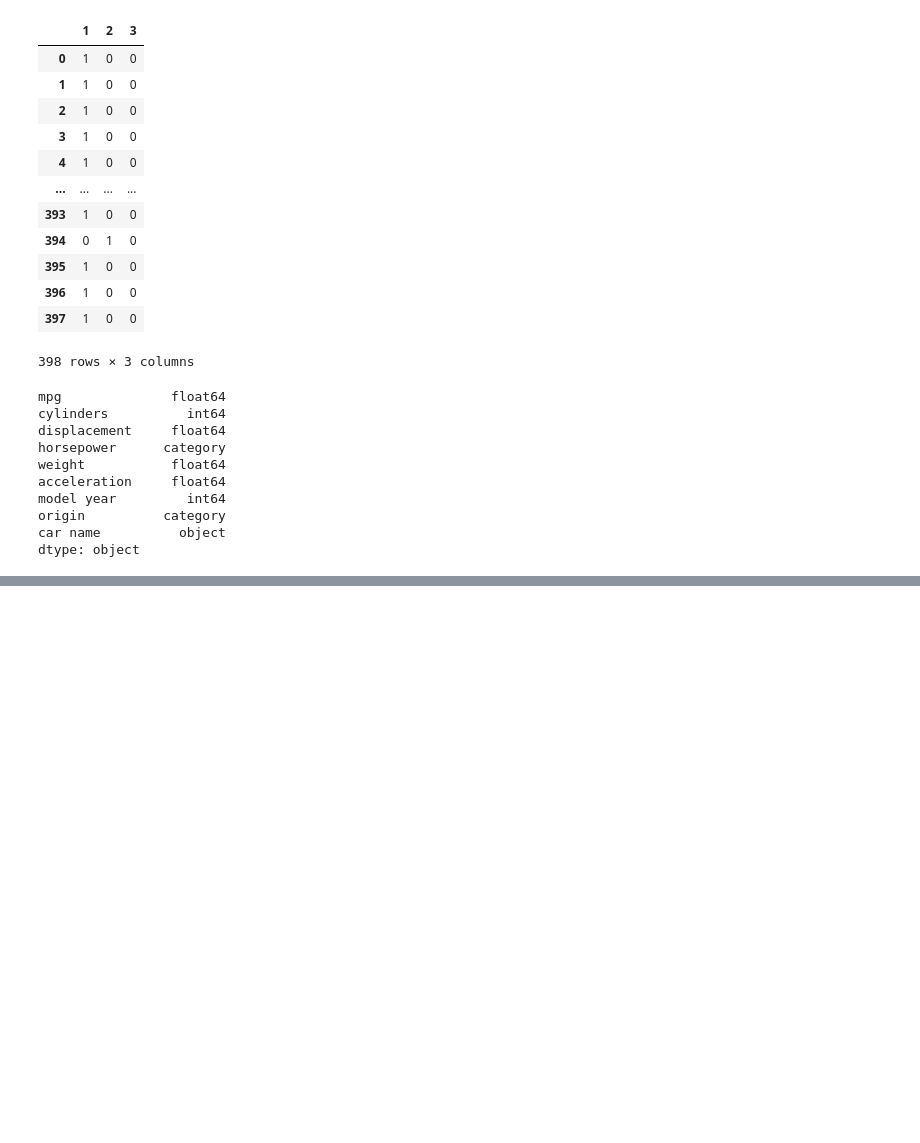
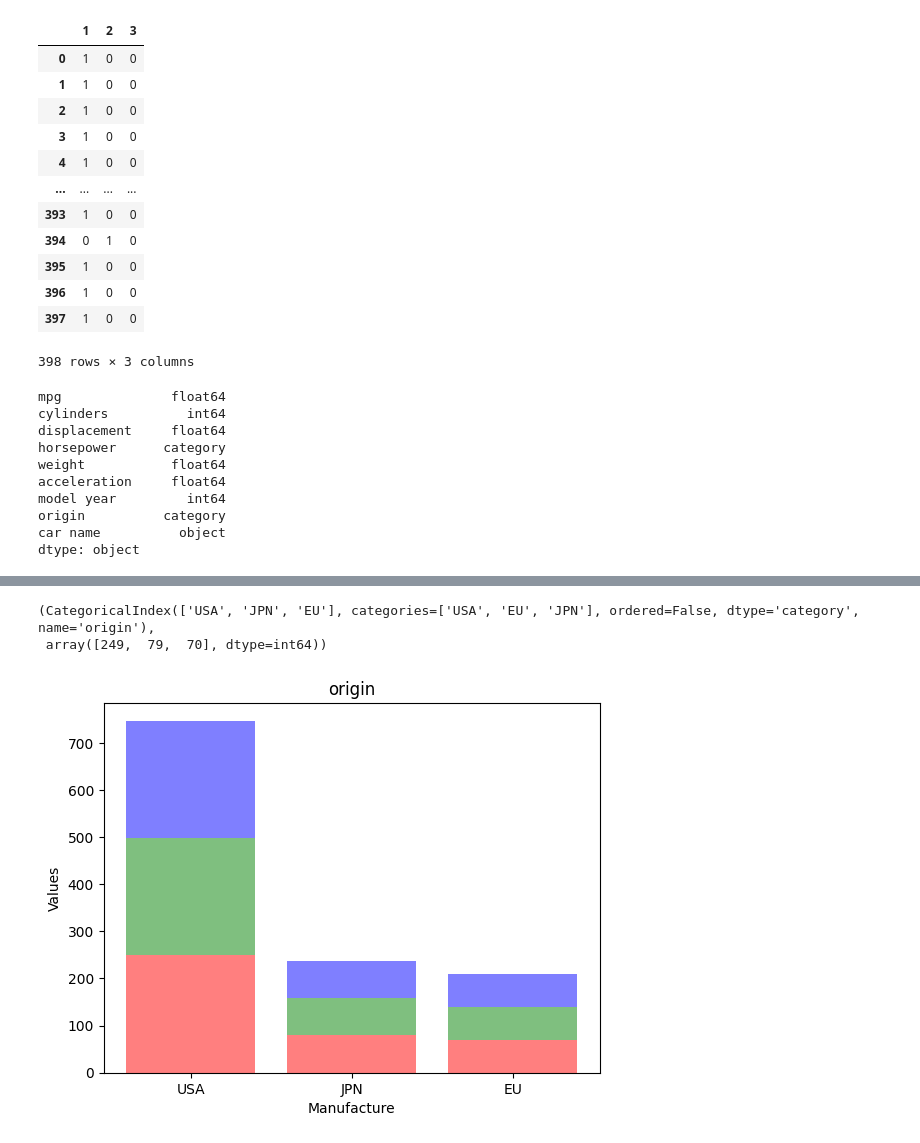
Before and after one commit to Schubert3275/KDT-Pandas_Study, a Jupyter notebook: DAY_08/ex_scatter_plot.ipynb, the cells around one changed output, grey strips where cells are left out. Saved outputs shown, nothing was run; the diff lists cells and outputs as text; code cells hidden in the pictures; blank space fills up the shorter version.

```diff
--- a/DAY_08/ex_scatter_plot.ipynb
+++ b/DAY_08/ex_scatter_plot.ipynb
@@ -280,0 +367,16 @@ dtype: object
+# %%
+originSR = mpgDF['origin'].value_counts()
+originSR.index, originSR.values
+# %% [output]
+(CategoricalIndex(['USA', 'JPN', 'EU'], categories=['USA', 'EU', 'JPN'], ordered=False, dtype='category', name='origin'),
+ array([249,  79,  70], dtype=int64))
+# %%
+plt.bar(originSR.index, originSR.values, color='r', alpha=0.5)
+plt.bar(originSR.index, originSR.values, color='g', alpha=0.5, bottom=originSR.values)
+plt.bar(originSR.index, originSR.values, color='b', alpha=0.5, bottom=originSR.values+originSR.values)
+plt.title('origin')
+plt.xlabel('Manufacture')
+plt.ylabel('Values')
+plt.show()
+# %% [output]
+[figure, added]
```
Also changed, not shown: parts of 29 cells of this notebook, 2 other files.
